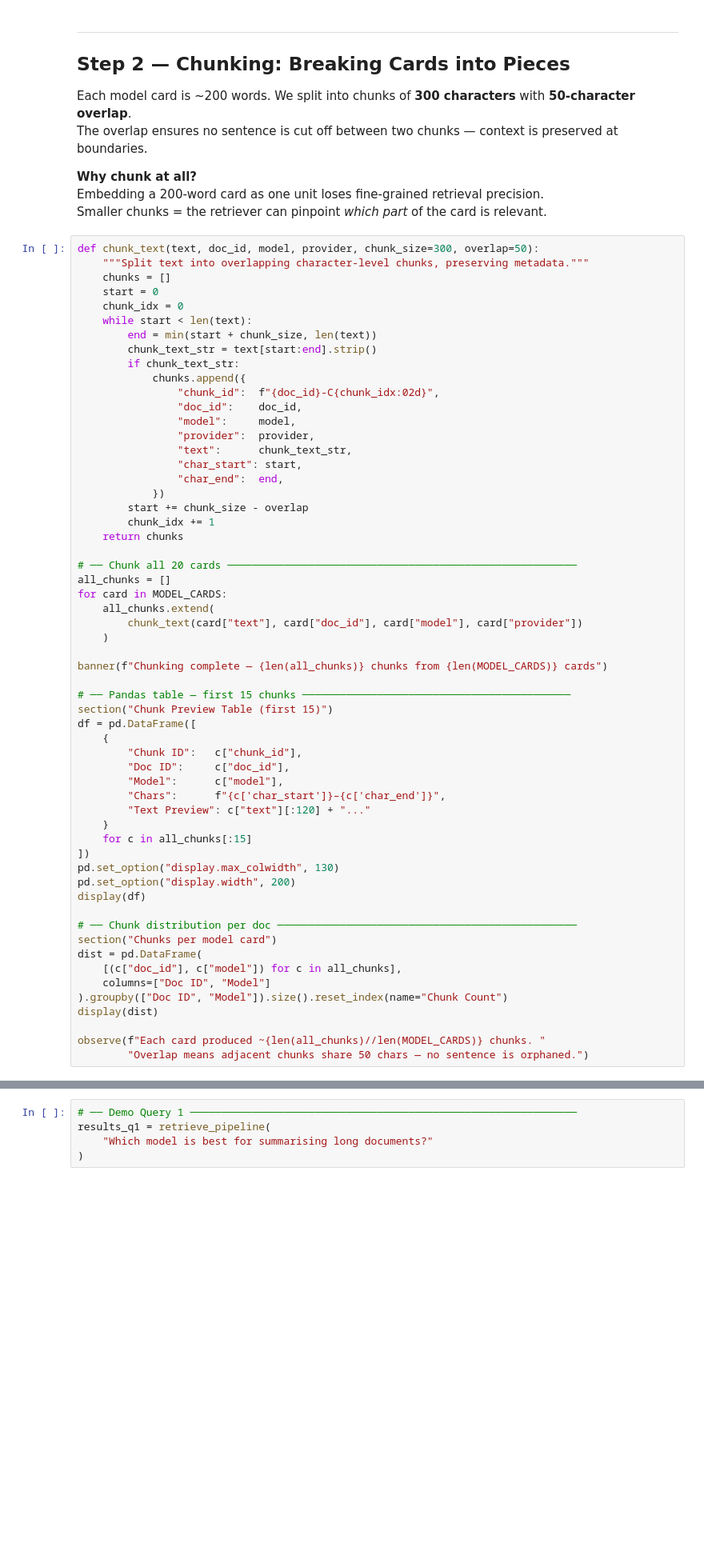
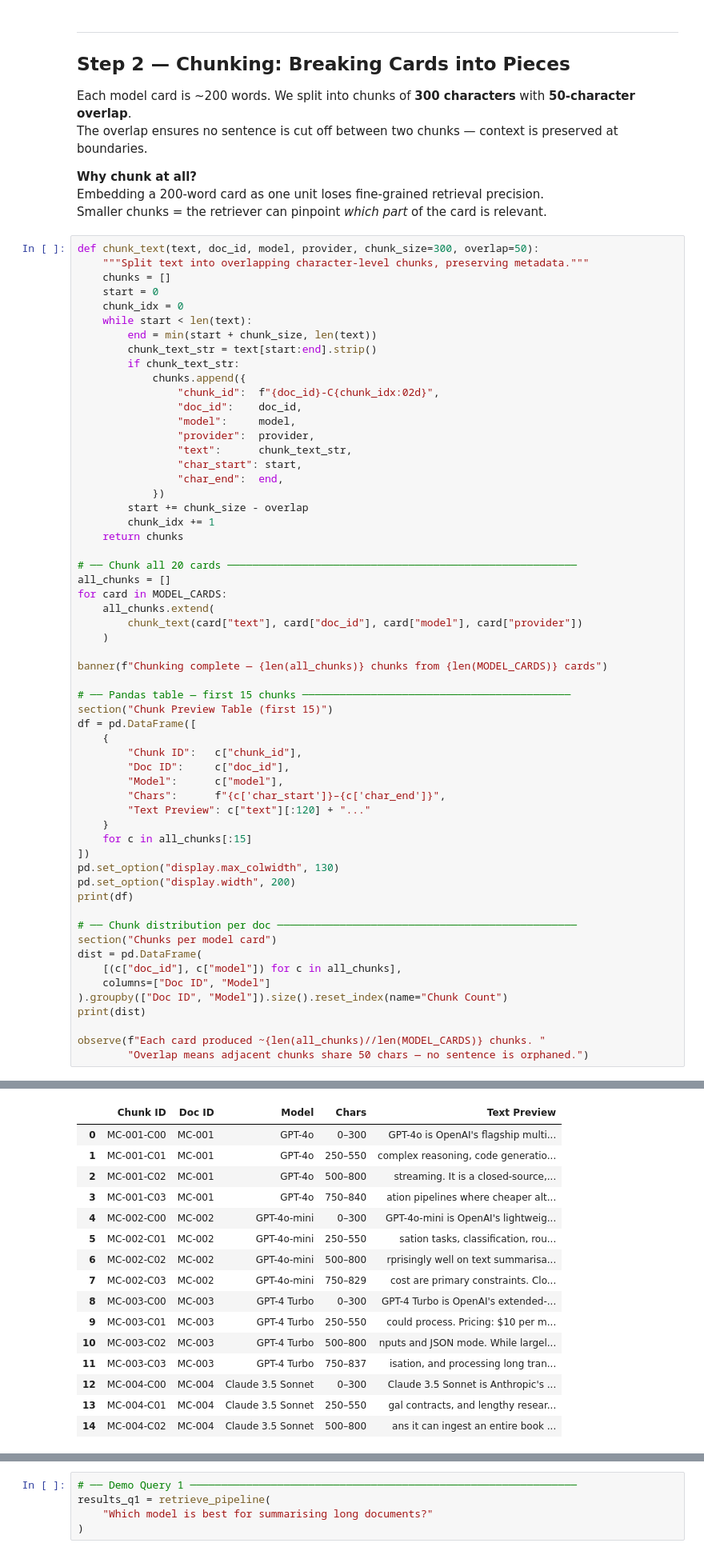
Before and after one commit to chaudharyviv/training_5weeks, a Jupyter notebook: w04_rag_fundamentals.ipynb, the cells around one changed output, grey strips where cells are left out. Shown at 80% size. Drawn from its saved outputs; the diff is of its cells as text; blank space fills up the shorter version.

```diff
--- a/w04_rag_fundamentals.ipynb
+++ b/w04_rag_fundamentals.ipynb
@@ -527,7 +570,7 @@ df = pd.DataFrame([
 ])
 pd.set_option("display.max_colwidth", 130)
 pd.set_option("display.width", 200)
-display(df)
+print(df)
 
 # ── Chunk distribution per doc ────────────────────────────────────────────────
 section("Chunks per model card")
@@ -535,7 +578,8 @@ dist = pd.DataFrame(
     [(c["doc_id"], c["model"]) for c in all_chunks],
     columns=["Doc ID", "Model"]
 ).groupby(["Doc ID", "Model"]).size().reset_index(name="Chunk Count")
-display(dist)
+print(dist)
 
 observe(f"Each card produced ~{len(all_chunks)//len(MODEL_CARDS)} chunks. "
         "Overlap means adjacent chunks share 50 chars — no sentence is orphaned.")
+# %% [output]
@@ -541,0 +592,16 @@ observe(f"Each card produced ~{len(all_chunks)//len(MODEL_CARDS)} chunks. "
+|  | Chunk ID | Doc ID | Model | Chars | Text Preview |
+| 0 | MC-001-C00 | MC-001 | GPT-4o | 0–300 | GPT-4o is OpenAI's flagship multi... |
+| 1 | MC-001-C01 | MC-001 | GPT-4o | 250–550 | complex reasoning, code generatio... |
+| 2 | MC-001-C02 | MC-001 | GPT-4o | 500–800 | streaming. It is a closed-source,... |
+| 3 | MC-001-C03 | MC-001 | GPT-4o | 750–840 | ation pipelines where cheaper alt... |
+| 4 | MC-002-C00 | MC-002 | GPT-4o-mini | 0–300 | GPT-4o-mini is OpenAI's lightweig... |
+| 5 | MC-002-C01 | MC-002 | GPT-4o-mini | 250–550 | sation tasks, classification, rou... |
+| 6 | MC-002-C02 | MC-002 | GPT-4o-mini | 500–800 | rprisingly well on text summarisa... |
+| 7 | MC-002-C03 | MC-002 | GPT-4o-mini | 750–829 | cost are primary constraints. Clo... |
+| 8 | MC-003-C00 | MC-003 | GPT-4 Turbo | 0–300 | GPT-4 Turbo is OpenAI's extended-... |
+| 9 | MC-003-C01 | MC-003 | GPT-4 Turbo | 250–550 | could process. Pricing: $10 per m... |
+| 10 | MC-003-C02 | MC-003 | GPT-4 Turbo | 500–800 | nputs and JSON mode. While largel... |
+| 11 | MC-003-C03 | MC-003 | GPT-4 Turbo | 750–837 | isation, and processing long tran... |
+| 12 | MC-004-C00 | MC-004 | Claude 3.5 Sonnet | 0–300 | Claude 3.5 Sonnet is Anthropic's ... |
+| 13 | MC-004-C01 | MC-004 | Claude 3.5 Sonnet | 250–550 | gal contracts, and lengthy resear... |
+| 14 | MC-004-C02 | MC-004 | Claude 3.5 Sonnet | 500–800 | ans it can ingest an entire book ... |
```
Also changed, not shown: parts of 8 cells of this notebook, 5 other files.
